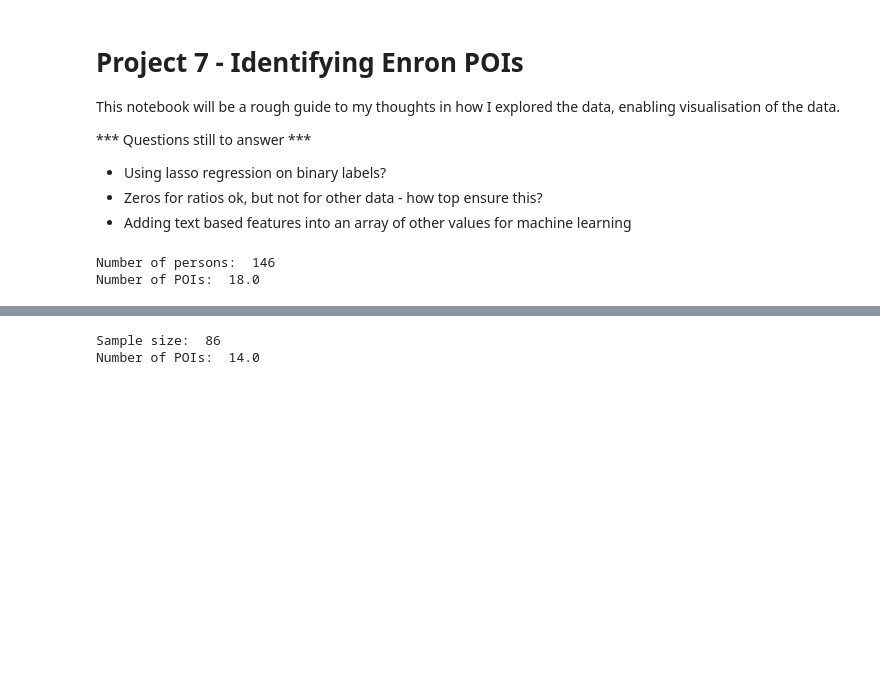
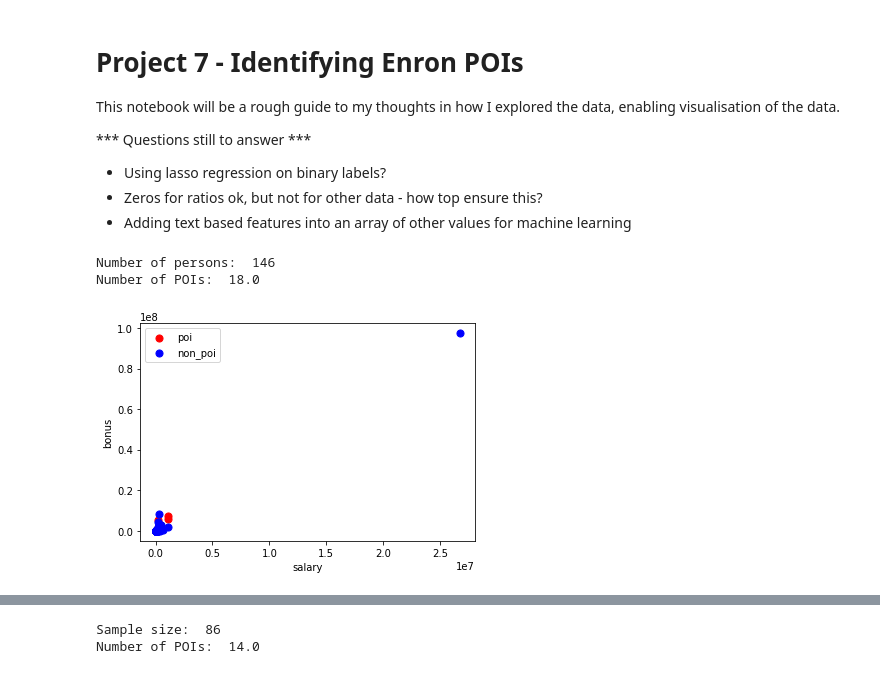
Before and after one commit to jeff-tj/machine-learning, a Jupyter notebook: final_project/project7.ipynb, the cells around one changed output, grey strips where cells are left out. Saved outputs shown, nothing was run; the diff lists cells and outputs as text; code cells hidden in the pictures; blank space fills up the shorter version.

Commit message:
Further eda and also generating new text parsing

```diff
--- a/final_project/project7.ipynb
+++ b/final_project/project7.ipynb
@@ -81,3 +73,46 @@ print "Number of POIs: ", sum(fin_label)
 # %% [output]
 Number of persons:  146
 Number of POIs:  18.0
+# %%
+# Function to quick plot
+def poi_scatter(labels, data, x=0, y=1, x_label=None, y_label=None, size=250):
+    """
+    Function to quickly plot a scatter with poi marked out
+    Defaults to plotting the second column vs. first column
+    """
+    n_data = len(labels)
+    x_poi = [data[ii][x] for ii in range(n_data) if labels[ii] == 1]
+    y_poi = [data[ii][y] for ii in range(n_data) if labels[ii] == 1]
+    x_npoi = [data[ii][x] for ii in range(n_data) if labels[ii] == 0]
+    y_npoi = [data[ii][y] for ii in range(n_data) if labels[ii] == 0]
+    plt.scatter(x_poi, y_poi, color="r", label="poi", s=size)
+    plt.scatter(x_npoi, y_npoi, color="b", label="non_poi", s=size)
+    plt.legend(scatterpoints=1)
+    if x_label is not None:
+        plt.xlabel(x_label)
+    if y_label is not None:
+        plt.ylabel(y_label)
+    plt.show()
+# %%
+# Investigate some financial features (fft)
+# We don't look at total payments (since it is a combination of the other fields)
+# Also exclude director fees since in our eda we showed that it had little explanatory value
+fft_features = ["poi",
+                "salary",
+                "deferral_payments",
+                "loan_advances",
+                "bonus",
+                "restricted_stock_deferred",
+                "deferred_income",
+                "total_stock_value",
+                "expenses",
+                "exercised_stock_options",
+                "other",
+                "long_term_incentive",
+                "restricted_stock"]
+fft_data = featureFormat(data_dict, fft_features)
+fft_lbls, fft_ftrs = targetFeatureSplit(fft_data)
+
+poi_scatter(fft_lbls, fft_ftrs, y=3, x_label="salary", y_label="bonus", size=50)
+# %% [output]
+[figure, added]
```
Also changed, not shown: parts of 22 cells of this notebook, 1 other file.
